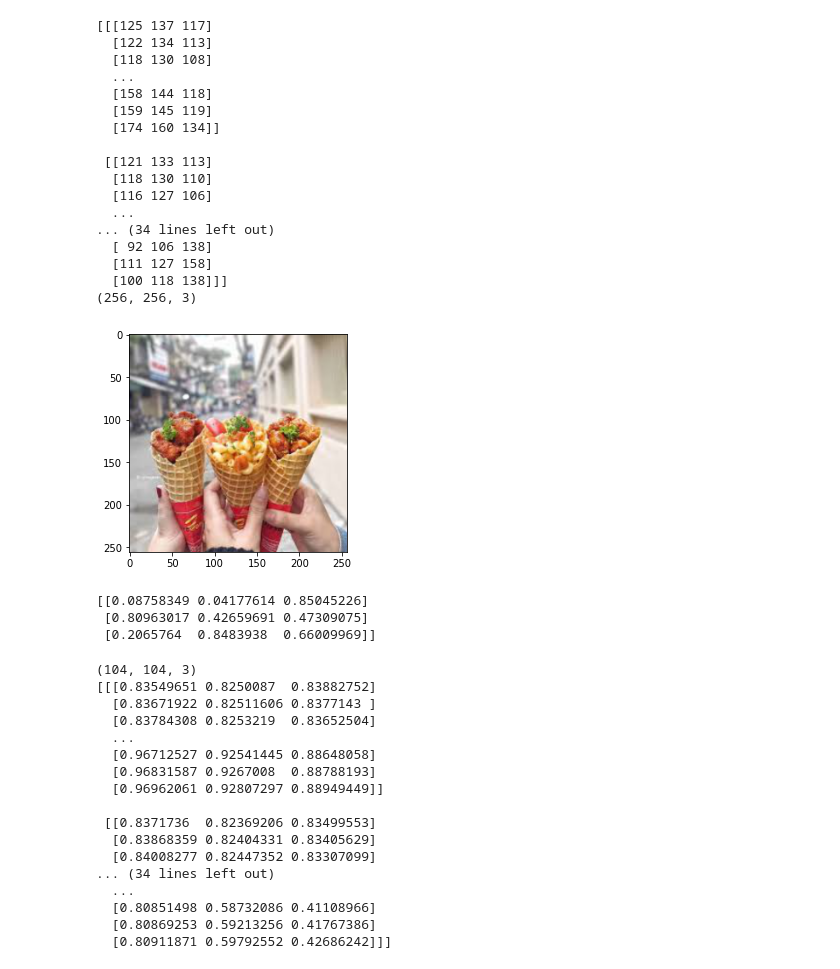
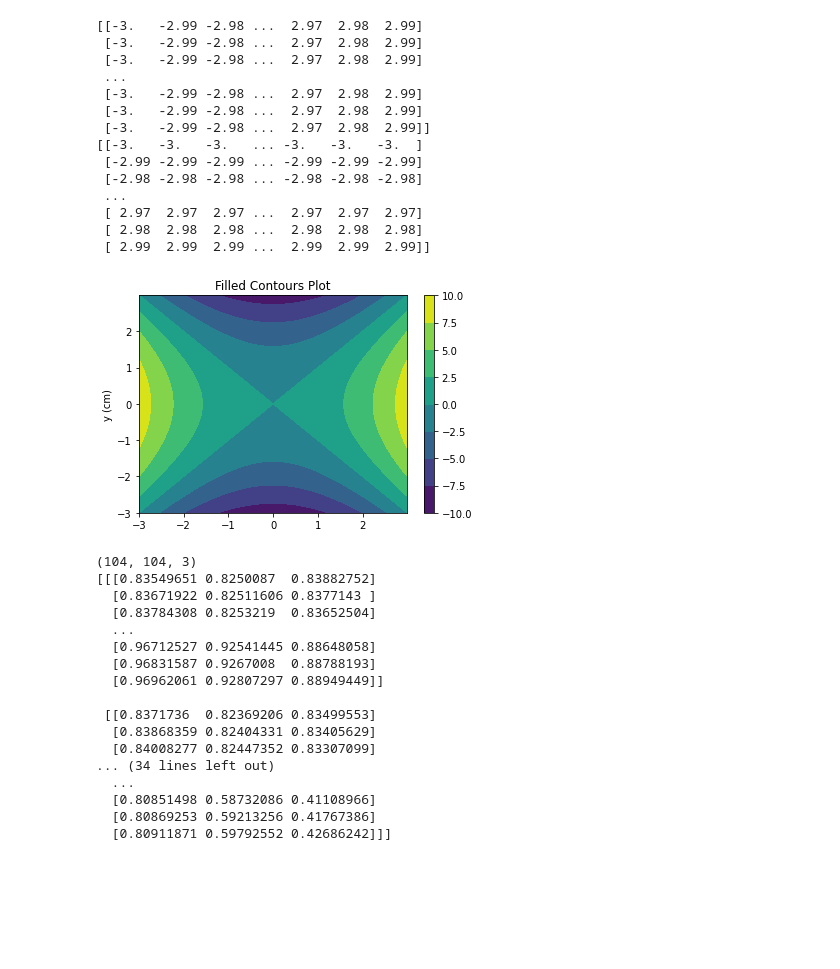
Before and after one commit to dungxibo123/learn-machine-learning-algorithm, a Jupyter notebook: MatplotlibTutorial/Untitled.ipynb, the cells around one changed output. Drawn from its saved outputs; the diff is of its cells as text; code cells hidden in the pictures; blank space fills up the shorter version.

```diff
--- a/MatplotlibTutorial/Untitled.ipynb
+++ b/MatplotlibTutorial/Untitled.ipynb
@@ -7,37 +7,3 @@ from matplotlib.ticker import LinearLocator, FormatStrFormatter
 import numpy as np
 from PIL import Image
 import cv2
-# %%
-img = plt.imread('image.jpg')
-img = cv2.resize(img,(256,256))
-print(img)
-plt.imshow(img)
-#img = np.reshape(img,(img.shape[0],img.shape[1],1))
-print(img.shape)
-# %% [output]
-[[[125 137 117]
-  [122 134 113]
-  [118 130 108]
-  ...
-  [158 144 118]
-  [159 145 119]
-  [174 160 134]]
-
- [[121 133 113]
-  [118 130 110]
-  [116 127 106]
-  ...
-... (34 lines left out)
-  [ 92 106 138]
-  [111 127 158]
-  [100 118 138]]]
-(256, 256, 3)
-[figure, removed]
-# %%
-kernel = np.random.rand(3,3)
-print(kernel)
-test = np.zeros((3,3))
-# %% [output]
-[[0.08758349 0.04177614 0.85045226]
- [0.80963017 0.42659691 0.47309075]
- [0.2065764  0.8483938  0.66009969]]
@@ -57,3 +10,35 @@ def conv2(img,kernel):
+# %%
+x = np.arange(-3, 3, 0.01)
+y = np.arange(-3, 3, 0.01)
+# %%
+x, y = np.meshgrid(x,y)
+# %%
+print(x,y,sep='\n')
+x.shape
+z = x**2 - y**2
+fig,ax1 = plt.subplots()
+cp = ax1.contourf(x, y, z)
+fig.colorbar(cp) # Add a colorbar to a plot
+ax1.set_title('Filled Contours Plot')
+#ax.set_xlabel('x (cm)')
+ax1.set_ylabel('y (cm)')
+plt.show()
+# %% [output]
+[[-3.   -2.99 -2.98 ...  2.97  2.98  2.99]
+ [-3.   -2.99 -2.98 ...  2.97  2.98  2.99]
+ [-3.   -2.99 -2.98 ...  2.97  2.98  2.99]
+ ...
+ [-3.   -2.99 -2.98 ...  2.97  2.98  2.99]
+ [-3.   -2.99 -2.98 ...  2.97  2.98  2.99]
+ [-3.   -2.99 -2.98 ...  2.97  2.98  2.99]]
+[[-3.   -3.   -3.   ... -3.   -3.   -3.  ]
+ [-2.99 -2.99 -2.99 ... -2.99 -2.99 -2.99]
+ [-2.98 -2.98 -2.98 ... -2.98 -2.98 -2.98]
+ ...
+ [ 2.97  2.97  2.97 ...  2.97  2.97  2.97]
+ [ 2.98  2.98  2.98 ...  2.98  2.98  2.98]
+ [ 2.99  2.99  2.99 ...  2.99  2.99  2.99]]
+[figure, added]
 # %%
 def maxpooling2d(img,kernel):
     ker_size = kernel.shape[0]
```
Also changed, not shown: parts of 1 cell of this notebook, 2 other files.
